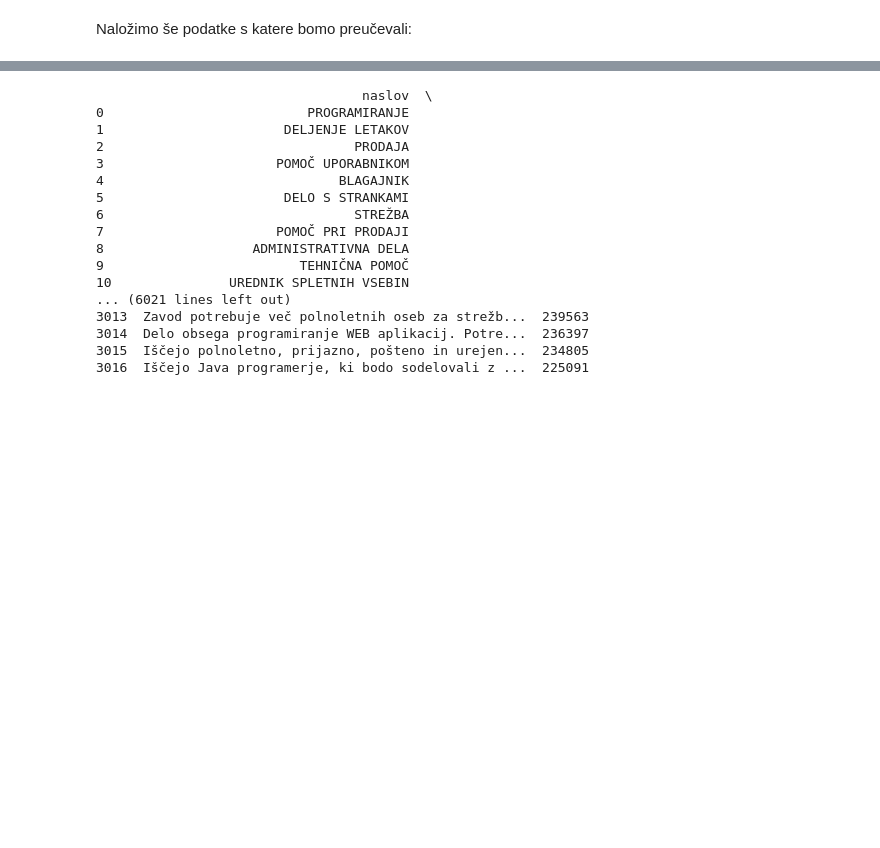
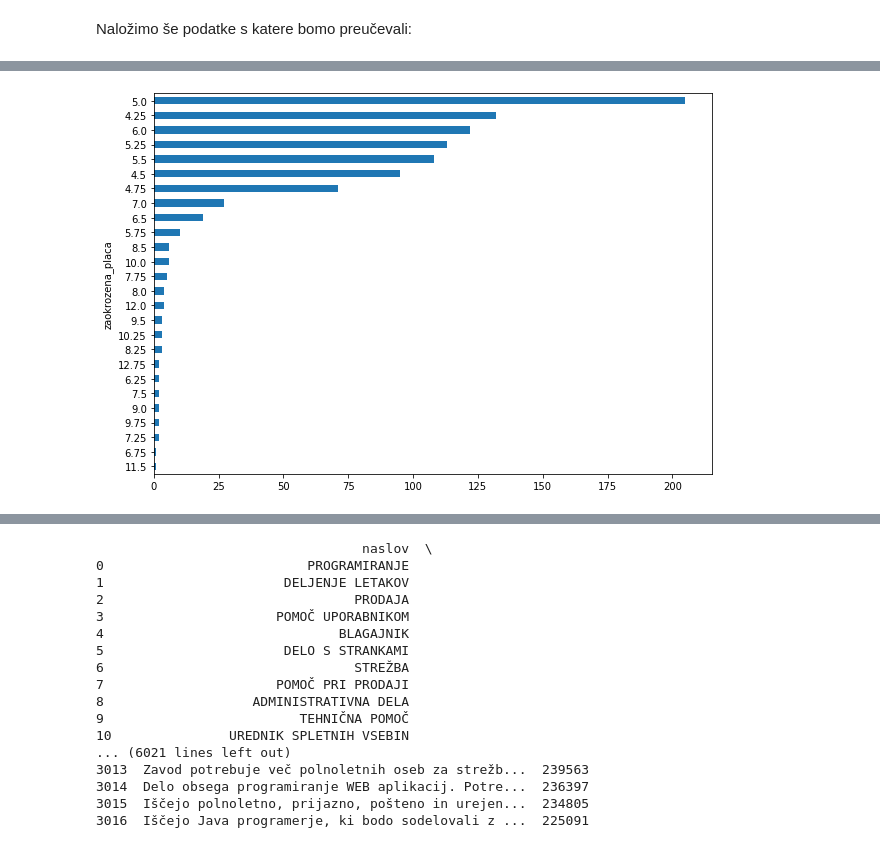
Before and after one commit to JanSifrer/Projekt-programiranje-1, a Jupyter notebook: Analiza.ipynb, the cells around one changed output, grey strips where cells are left out. Cells and saved outputs as stored; diff of their text form; code cells hidden in the pictures; blank space fills up the shorter version.

```diff
--- a/Analiza.ipynb
+++ b/Analiza.ipynb
@@ -88,0 +78,4 @@ dtype: int64
+# %%
+pla = tabela_placa[tabela_placa['boljsa_lokacija']=='LJUBLJANA'].groupby('zaokrozena_placa').size().sort_values(ascending=True).plot(kind='barh', figsize=(10,7))
+# %% [output]
+[figure, added]
```
Also changed, not shown: parts of 29 cells of this notebook, 2 other files.
